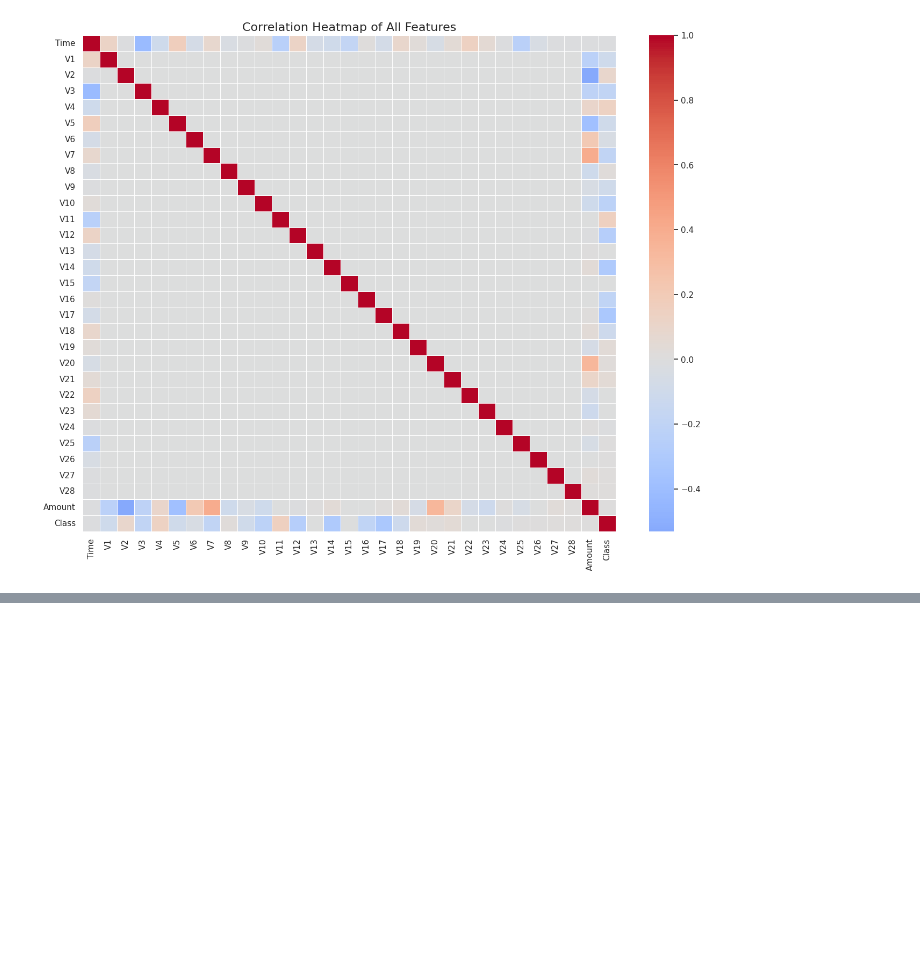
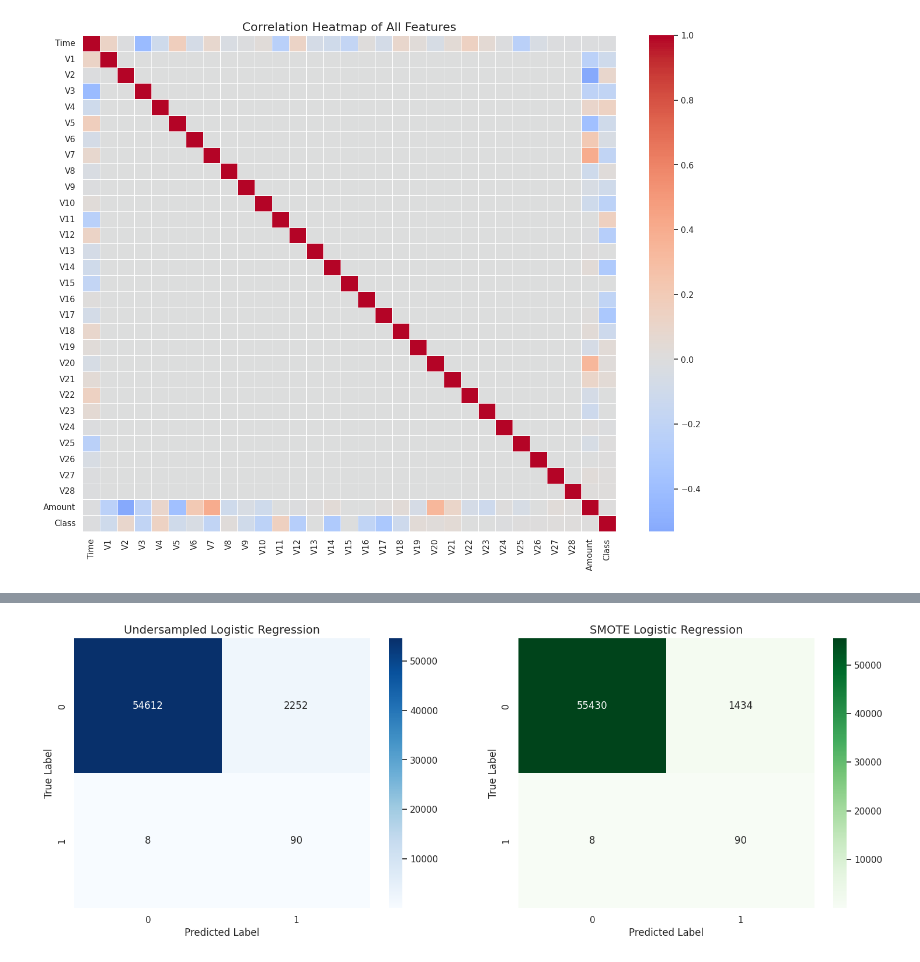
Before and after one commit to jmac052002/mlops-fraud-detection, a Jupyter notebook: notebooks/01-data-exploration.ipynb, the cells around one changed output, grey strips where cells are left out. Cells and saved outputs as stored; diff of their text form; code cells hidden in the pictures; blank space fills up the shorter version.

```diff
--- a/notebooks/01-data-exploration.ipynb
+++ b/notebooks/01-data-exploration.ipynb
@@ -215,0 +407,12 @@ plt.show()
+# %%
+# 1. Initialize and train the model on SMOTE data
+lr_smote = LogisticRegression(max_iter=1000)
+lr_smote.fit(X_smote, y_smote)
+
+# 2. Make predictions on the same hidden Test Set
+y_pred_smote = lr_smote.predict(X_test)
+
+# 3. Evaluate the results
+print("--- Logistic Regression (SMOTE) Results ---")
+print(confusion_matrix(y_test, y_pred_smote))
+print(classification_report(y_test, y_pred_smote))
@@ -215,0 +431,22 @@ plt.show()
+# %%
+import seaborn as sns
+import matplotlib.pyplot as plt
+
+# 1. Create a figure with two side-by-side plots
+fig, ax = plt.subplots(1, 2, figsize=(18, 6))
+
+# 2. Plot for Undersampled Model
+sns.heatmap(confusion_matrix(y_test, y_pred), annot=True, fmt='d', cmap='Blues', ax=ax[0])
+ax[0].set_title('Undersampled Logistic Regression', fontsize=14)
+ax[0].set_xlabel('Predicted Label')
+ax[0].set_ylabel('True Label')
+
+# 3. Plot for SMOTE Model
+sns.heatmap(confusion_matrix(y_test, y_pred_smote), annot=True, fmt='d', cmap='Greens', ax=ax[1])
+ax[1].set_title('SMOTE Logistic Regression', fontsize=14)
+ax[1].set_xlabel('Predicted Label')
+ax[1].set_ylabel('True Label')
+
+plt.show()
+# %% [output]
+[figure, added]
```
Also changed, not shown: parts of 13 cells of this notebook, 2 other files.
